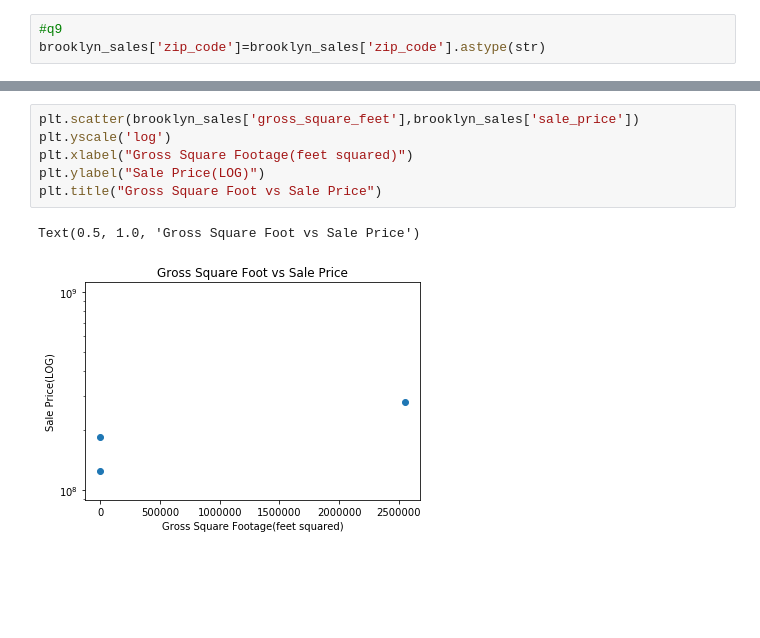
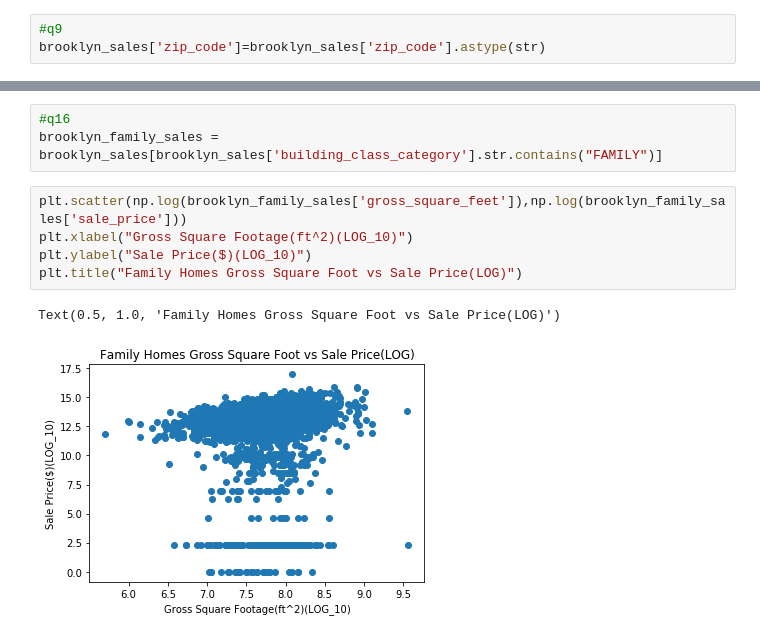
Before and after one commit to zshelton2015/HW4_CIS5400, a Jupyter notebook: zachshelton_cis5400_homework4.ipynb, the cells around one changed output, grey strips where cells are left out. Saved outputs shown, nothing was run; the diff lists cells and outputs as text; blank space fills up the shorter version.

```diff
--- a/zachshelton_cis5400_homework4.ipynb
+++ b/zachshelton_cis5400_homework4.ipynb
@@ -169,9 +203,11 @@ Text(0.5, 1.0, 'Gross Square Foot vs Sale Price')
+# %%
+#q16
+brooklyn_family_sales = brooklyn_sales[brooklyn_sales['building_class_category'].str.contains("FAMILY")]
 # %%
-plt.scatter(brooklyn_sales['gross_square_feet'],brooklyn_sales['sale_price'])
-plt.yscale('log')
-plt.xlabel("Gross Square Footage(feet squared)")
-plt.ylabel("Sale Price(LOG)")
-plt.title("Gross Square Foot vs Sale Price")
+plt.scatter(np.log(brooklyn_family_sales['gross_square_feet']),np.log(brooklyn_family_sales['sale_price']))
+plt.xlabel("Gross Square Footage(ft^2)(LOG_10)")
+plt.ylabel("Sale Price($)(LOG_10)")
+plt.title("Family Homes Gross Square Foot vs Sale Price(LOG)")
 # %% [output]
-Text(0.5, 1.0, 'Gross Square Foot vs Sale Price')
+Text(0.5, 1.0, 'Family Homes Gross Square Foot vs Sale Price(LOG)')
-[figure, old version]
+[figure, new version]
```
Also changed, not shown: parts of 12 cells of this notebook.
